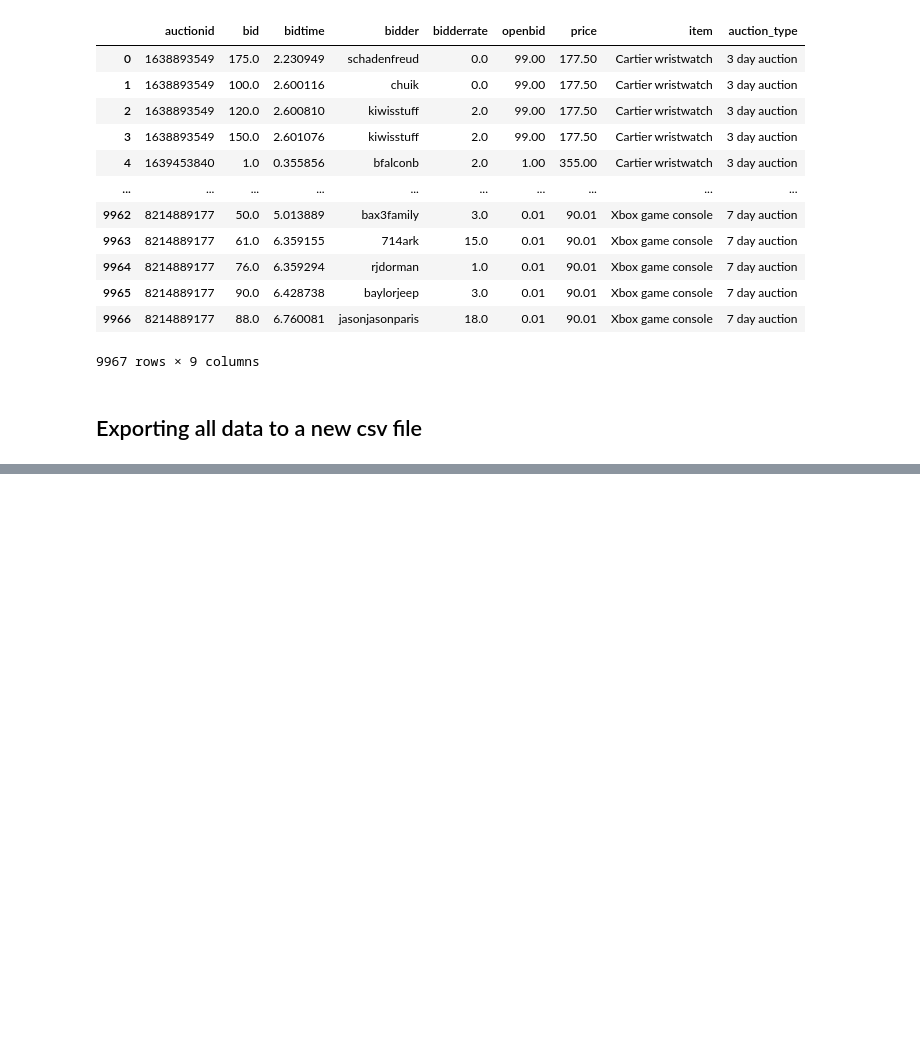
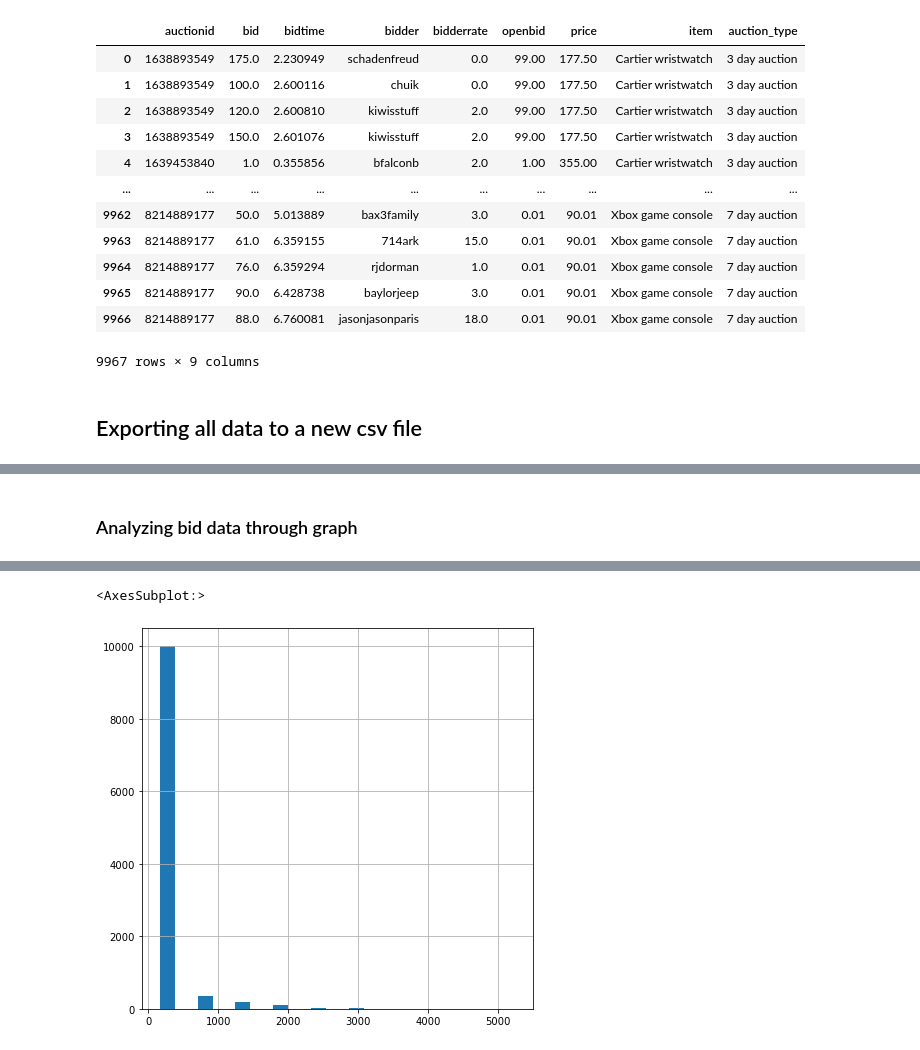
Before and after one commit to Aruj77/Auction-Analysis, a Jupyter notebook: Auction Analysis.ipynb, the cells around one changed output, grey strips where cells are left out. Saved outputs shown, nothing was run; the diff lists cells and outputs as text; code cells hidden in the pictures; blank space fills up the shorter version.

```diff
--- a/Auction Analysis.ipynb
+++ b/Auction Analysis.ipynb
@@ -112,0 +180,6 @@ profitable_df.to_csv('Profitable Data.csv')
+# %% [markdown]
+### Analyzing bid data through graph
+# %%
+plt.figure(figsize=(7,7))
+df['bid'].hist(rwidth=.4)
+# %% [output]
@@ -112,0 +187,2 @@ profitable_df.to_csv('Profitable Data.csv')
+<AxesSubplot:>
+[figure, added]
```
Also changed, not shown: parts of 21 cells of this notebook.
